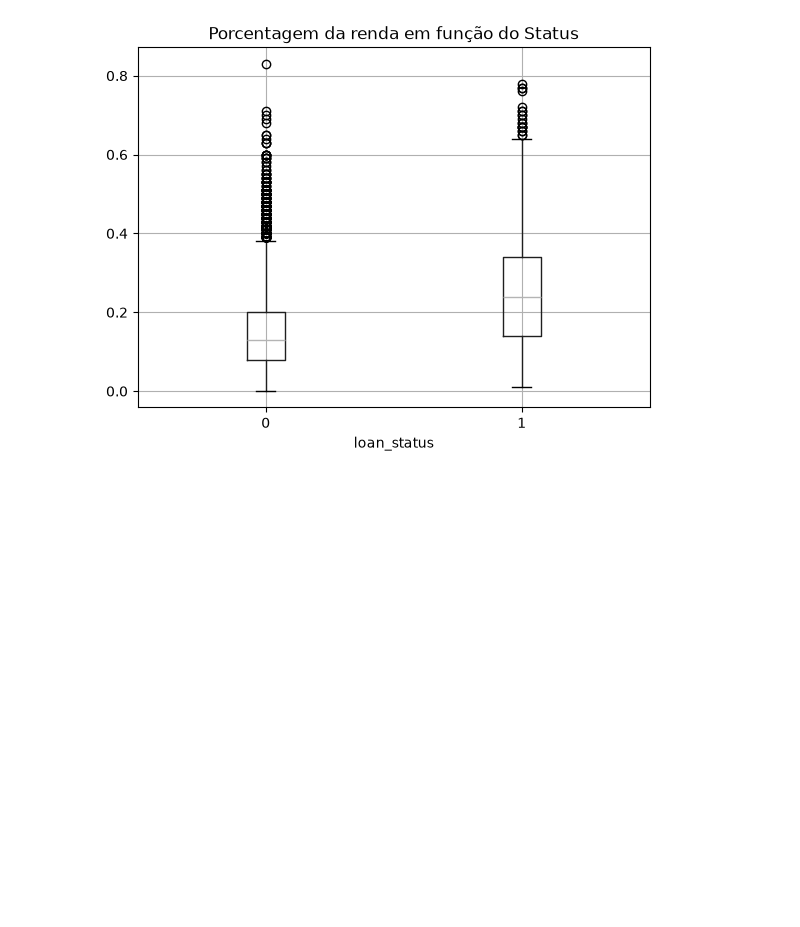
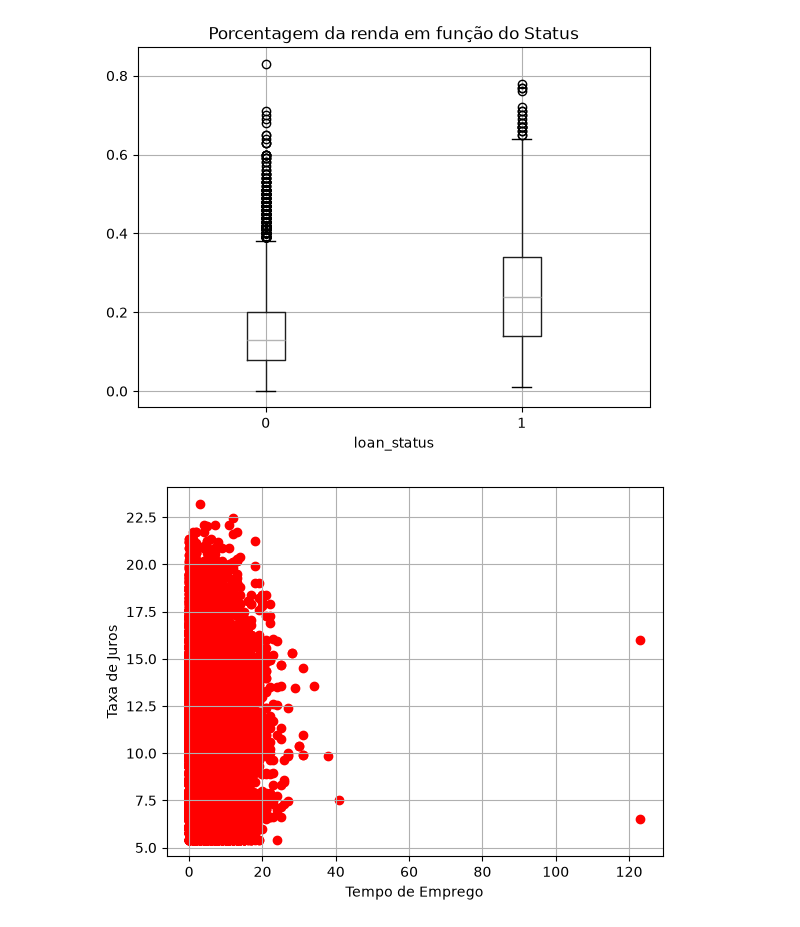
Before and after one commit to ramoneirao/risco-de-credito, a Jupyter notebook: notebooks/EDA.ipynb, the cells around one changed output. Cells and saved outputs as stored; diff of their text form; code cells hidden in the pictures; blank space fills up the shorter version.

```diff
--- a/notebooks/EDA.ipynb
+++ b/notebooks/EDA.ipynb
@@ -96,3 +114,11 @@ plt.suptitle("")
 plt.show()
 # %% [output]
 [figure]
+# %%
+plt.scatter(df["person_emp_length"], df["loan_int_rate"], color="red")
+plt.xlabel("Tempo de Emprego")
+plt.ylabel("Taxa de Juros")
+plt.grid()
+plt.show()
+# %% [output]
+[figure, added]
```
Also changed, not shown: parts of 9 cells of this notebook.
